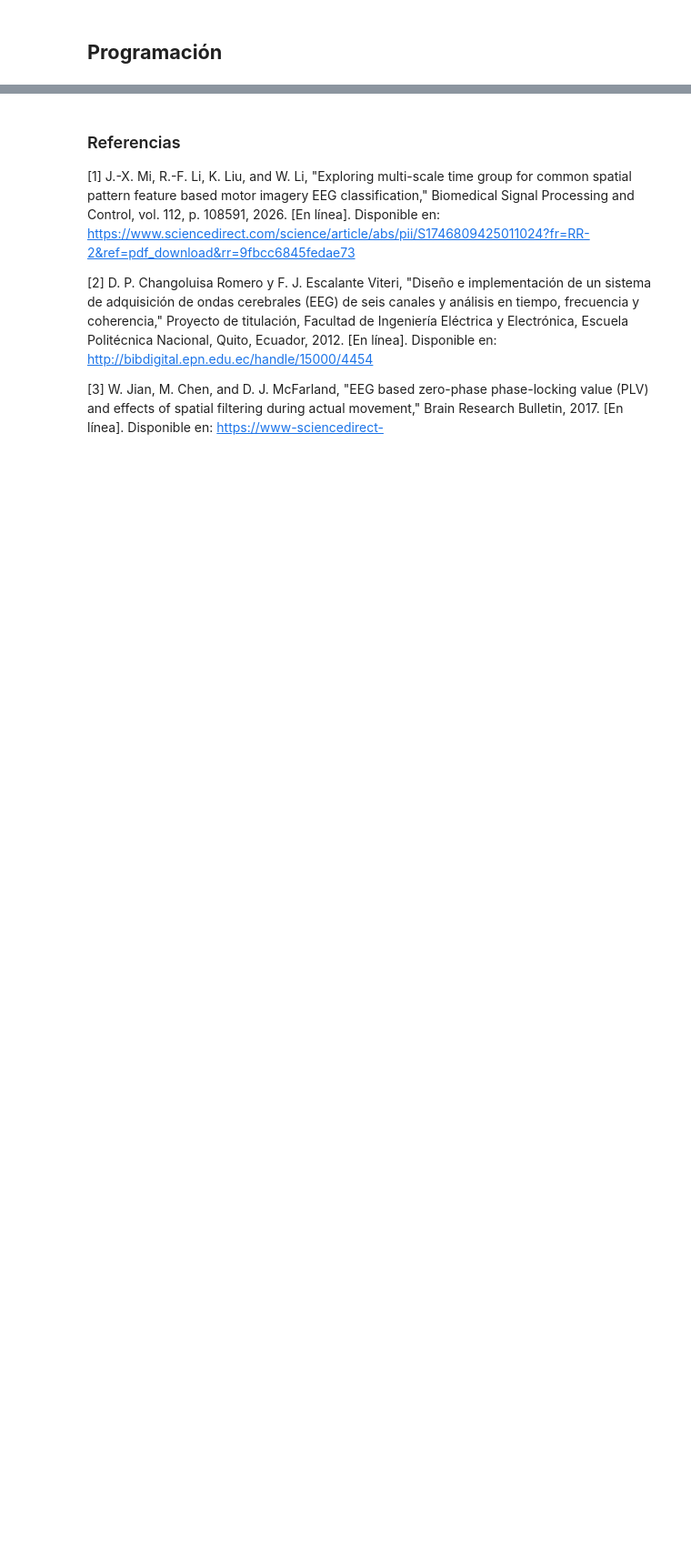
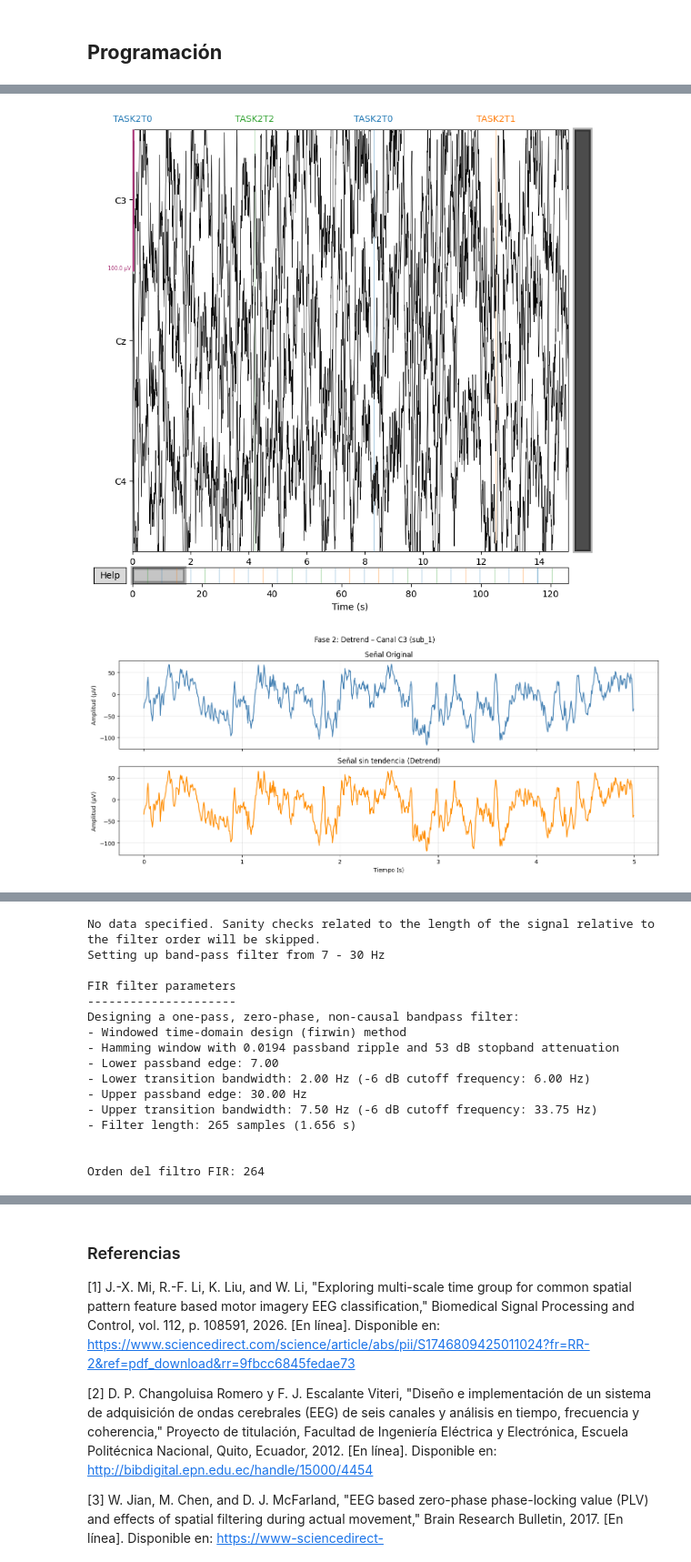
Before and after one commit to saramezap/Proyecto2, a Jupyter notebook: Proyecto2.ipynb, the cells around one changed output, grey strips where cells are left out. Shown at 91% size. Saved outputs shown, nothing was run; the diff lists cells and outputs as text; code cells hidden in the pictures; blank space fills up the shorter version.

```diff
--- a/Proyecto2.ipynb
+++ b/Proyecto2.ipynb
@@ -387,0 +458,6 @@ El desempeño obtenido en la clasificación de condiciones de imaginación motor
+# %%
+import os
+base_path = 'Lab_EEG_Imagineria'
+sujeto = sorted(os.listdir(base_path))[0]
+archivos = sorted(os.listdir(os.path.join(base_path, sujeto)))
+print(archivos)
@@ -387,0 +468,8 @@ El desempeño obtenido en la clasificación de condiciones de imaginación motor
+# %%
+def obtener_num_run(nombre_archivo):
+    """Extrae solo el número de run del nombre del archivo."""
+    try:
+        run_str = nombre_archivo.split('run-')[1].split('_')[0]
+        return int(float(run_str))
+    except (IndexError, ValueError):
+        return -1
@@ -387,0 +488,25 @@ El desempeño obtenido en la clasificación de condiciones de imaginación motor
+# %%
+def interpretar_evento(evento, num_run):
+    """
+    Traduce el código de evento al significado real según el número de run.
+
+    Runs 4, 8, 12 → Imaginería Motora mano izquierda/derecha
+
+    T0 = Reposo
+    T1 = Imaginación Mano Izquierda
+    T2 = Imaginación Mano Derecha
+    """
+    if num_run not in [4, 8, 12]:
+        return None
+
+    lateralidad = {
+        'T0': 'Reposo',
+        'T1': 'Mano_Izquierda_Imaginado',
+        'T2': 'Mano_Derecha_Imaginado'
+    }
+
+    for t in ['T0', 'T1', 'T2']:
+        if evento.endswith(t):
+            return lateralidad[t]
+
+    return None
@@ -387,0 +1036,9 @@ El desempeño obtenido en la clasificación de condiciones de imaginación motor
+# %%
+# EJECUCIÓN
+base_path   = 'Lab_EEG_Imagineria'
+df_completo = construir_dataframe_completo(base_path)
+print(df_completo.to_string())
+df_completo.to_csv('resultados_completos.csv', index=False)
+# %% [output]
+[figure, added]
+[figure, added]
@@ -387,0 +1046,16 @@ El desempeño obtenido en la clasificación de condiciones de imaginación motor
+No data specified. Sanity checks related to the length of the signal relative to the filter order will be skipped.
+Setting up band-pass filter from 7 - 30 Hz
+
+FIR filter parameters
+---------------------
+Designing a one-pass, zero-phase, non-causal bandpass filter:
+- Windowed time-domain design (firwin) method
+- Hamming window with 0.0194 passband ripple and 53 dB stopband attenuation
+- Lower passband edge: 7.00
+- Lower transition bandwidth: 2.00 Hz (-6 dB cutoff frequency: 6.00 Hz)
+- Upper passband edge: 30.00 Hz
+- Upper transition bandwidth: 7.50 Hz (-6 dB cutoff frequency: 33.75 Hz)
+- Filter length: 265 samples (1.656 s)
+
+
+Orden del filtro FIR: 264
```
Also changed, not shown: parts of 17 cells of this notebook, 1 other file.
